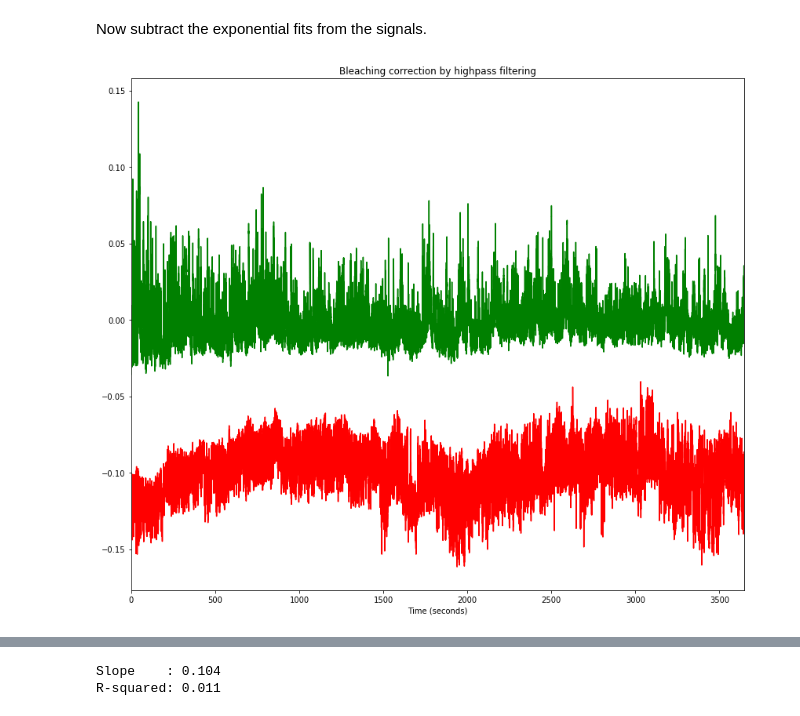
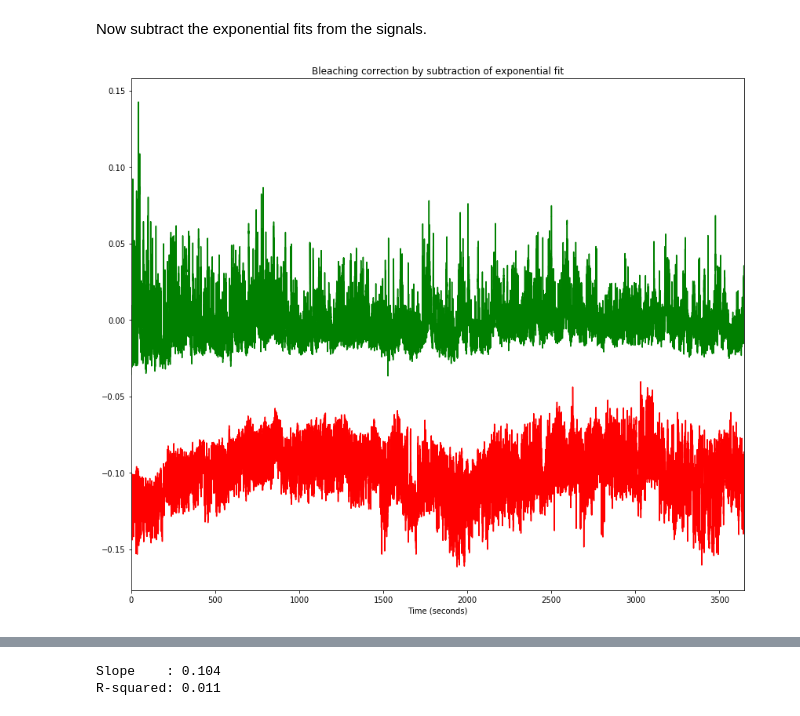
Before and after one commit to ThomasAkam/photometry_preprocessing, a Jupyter notebook: Photometry data preprocessing.ipynb, the cells around one changed output, grey strips where cells are left out. Saved outputs shown, nothing was run; the diff lists cells and outputs as text; code cells hidden in the pictures.

```diff
--- a/Photometry data preprocessing.ipynb
+++ b/Photometry data preprocessing.ipynb
@@ -136,10 +142,10 @@ Now subtract the exponential fits from the signals.
 # %%
 GCaMP_es = GCaMP_denoised - GCaMP_expfit
 TdTom_es = TdTom_denoised - TdTom_expfit
 
 plt.plot(time_seconds, GCaMP_es    , 'g', label='GCaMP')
 plt.plot(time_seconds, TdTom_es-0.1, 'r', label='TdTomato')
-plt.title('Bleaching correction by highpass filtering')
+plt.title('Bleaching correction by subtraction of exponential fit')
 plt.xlabel('Time (seconds)');
 # %% [output]
-[figure, old version]
+[figure, new version]
```
Also changed, not shown: parts of 13 cells of this notebook.
